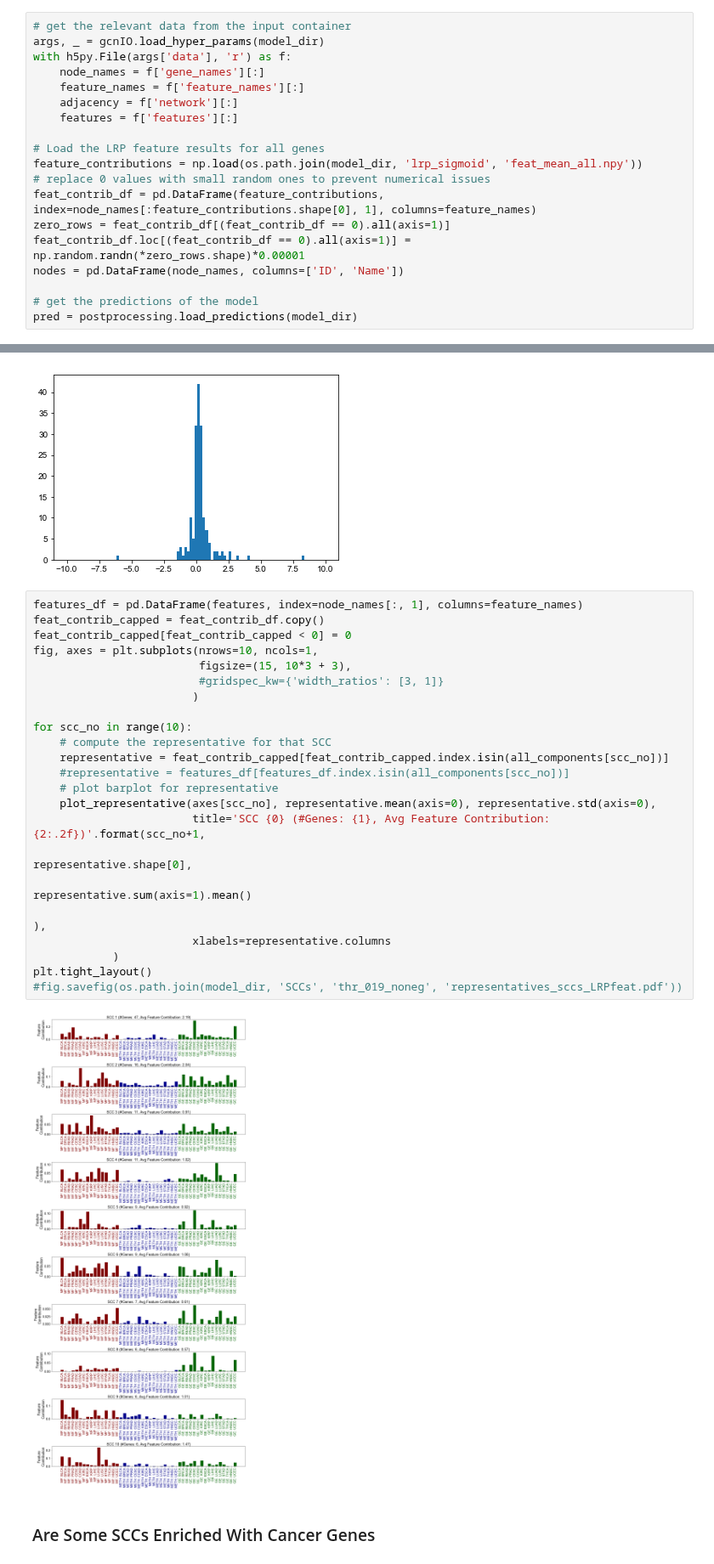
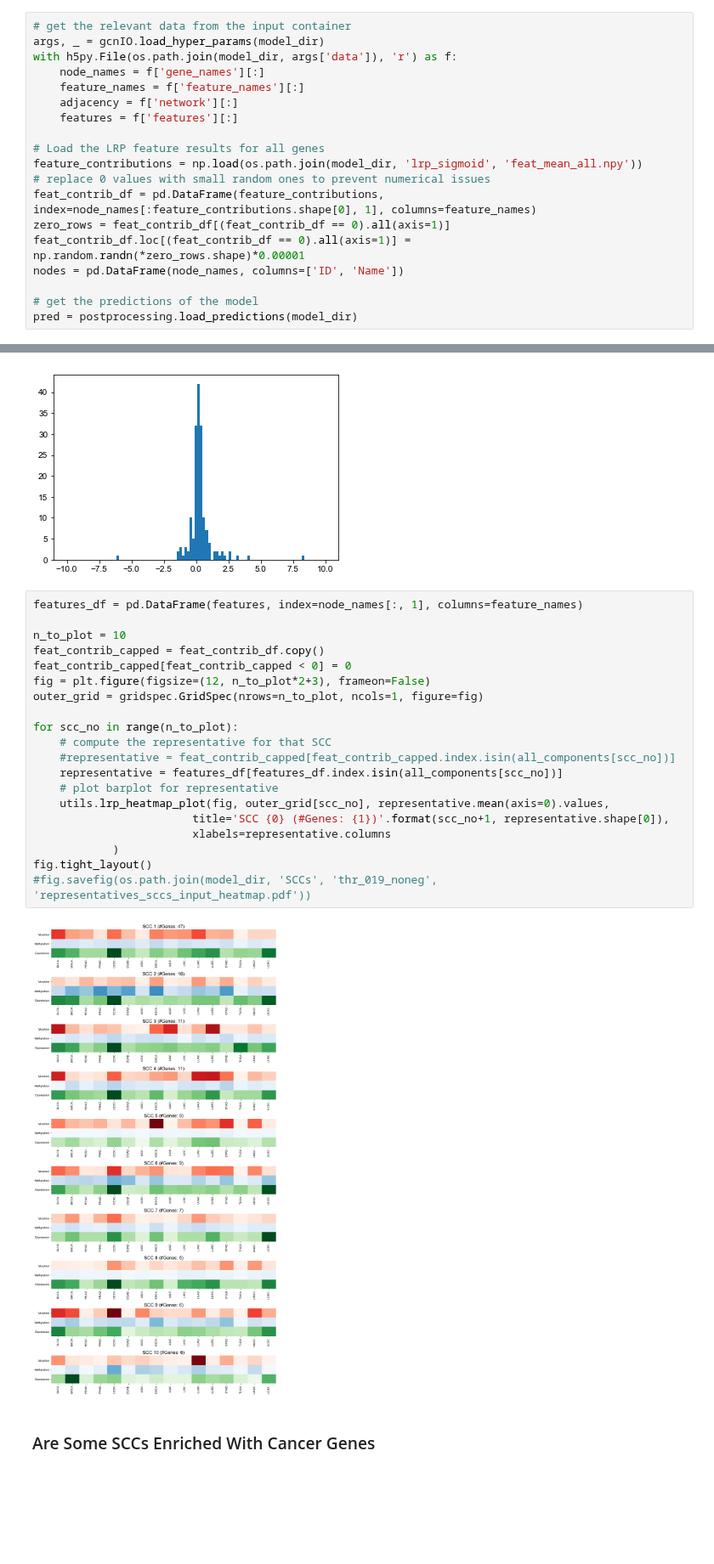
Before and after one commit to schulter/EMOGI, a Jupyter notebook: GCN/module_detection_LRP.ipynb, the cells around one changed output, grey strips where cells are left out. Shown at 85% size. Saved outputs shown, nothing was run; the diff lists cells and outputs as text; blank space fills up the shorter version.

```diff
--- a/GCN/module_detection_LRP.ipynb
+++ b/GCN/module_detection_LRP.ipynb
@@ -169,7 +170,7 @@ Loaded and added neighbor contributions with support 1
 # %%
 # get the relevant data from the input container
 args, _ = gcnIO.load_hyper_params(model_dir)
-with h5py.File(args['data'], 'r') as f:
+with h5py.File(os.path.join(model_dir, args['data']), 'r') as f:
     node_names = f['gene_names'][:]
     feature_names = f['feature_names'][:]
     adjacency = f['network'][:]
@@ -492,29 +493,26 @@ _ = plt.hist(feat_importance_sccs, bins=np.linspace(-10, 10, 100))
 [figure]
 # %%
 features_df = pd.DataFrame(features, index=node_names[:, 1], columns=feature_names)
+
+n_to_plot = 10
 feat_contrib_capped = feat_contrib_df.copy()
 feat_contrib_capped[feat_contrib_capped < 0] = 0
-fig, axes = plt.subplots(nrows=10, ncols=1,
-                         figsize=(15, 10*3 + 3),
-                         #gridspec_kw={'width_ratios': [3, 1]}
-                        )
+fig = plt.figure(figsize=(12, n_to_plot*2+3), frameon=False)
+outer_grid = gridspec.GridSpec(nrows=n_to_plot, ncols=1, figure=fig)
 
-for scc_no in range(10):
+for scc_no in range(n_to_plot):
     # compute the representative for that SCC
-    representative = feat_contrib_capped[feat_contrib_capped.index.isin(all_components[scc_no])]
-    #representative = features_df[features_df.index.isin(all_components[scc_no])]
+    #representative = feat_contrib_capped[feat_contrib_capped.index.isin(all_components[scc_no])]
+    representative = features_df[features_df.index.isin(all_components[scc_no])]
     # plot barplot for representative
-    plot_representative(axes[scc_no], representative.mean(axis=0), representative.std(axis=0),
-                        title='SCC {0} (#Genes: {1}, Avg Feature Contribution: {2:.2f})'.format(scc_no+1,
-                                                                                                    representative.shape[0],
-                                                                                                    representative.sum(axis=1).mean()
-                                                                                                   ),
+    utils.lrp_heatmap_plot(fig, outer_grid[scc_no], representative.mean(axis=0).values,
+                        title='SCC {0} (#Genes: {1})'.format(scc_no+1, representative.shape[0]),
                         xlabels=representative.columns
             )
-plt.tight_layout()
-#fig.savefig(os.path.join(model_dir, 'SCCs', 'thr_019_noneg', 'representatives_sccs_LRPfeat.pdf'))
+fig.tight_layout()
+#fig.savefig(os.path.join(model_dir, 'SCCs', 'thr_019_noneg', 'representatives_sccs_input_heatmap.pdf'))
 # %% [output]
-[figure, old version]
+[figure, new version]
 # %% [markdown]
 ### Are Some SCCs Enriched With Cancer Genes
 # %%
```
Also changed, not shown: parts of 1 cell of this notebook, 1 other file.
